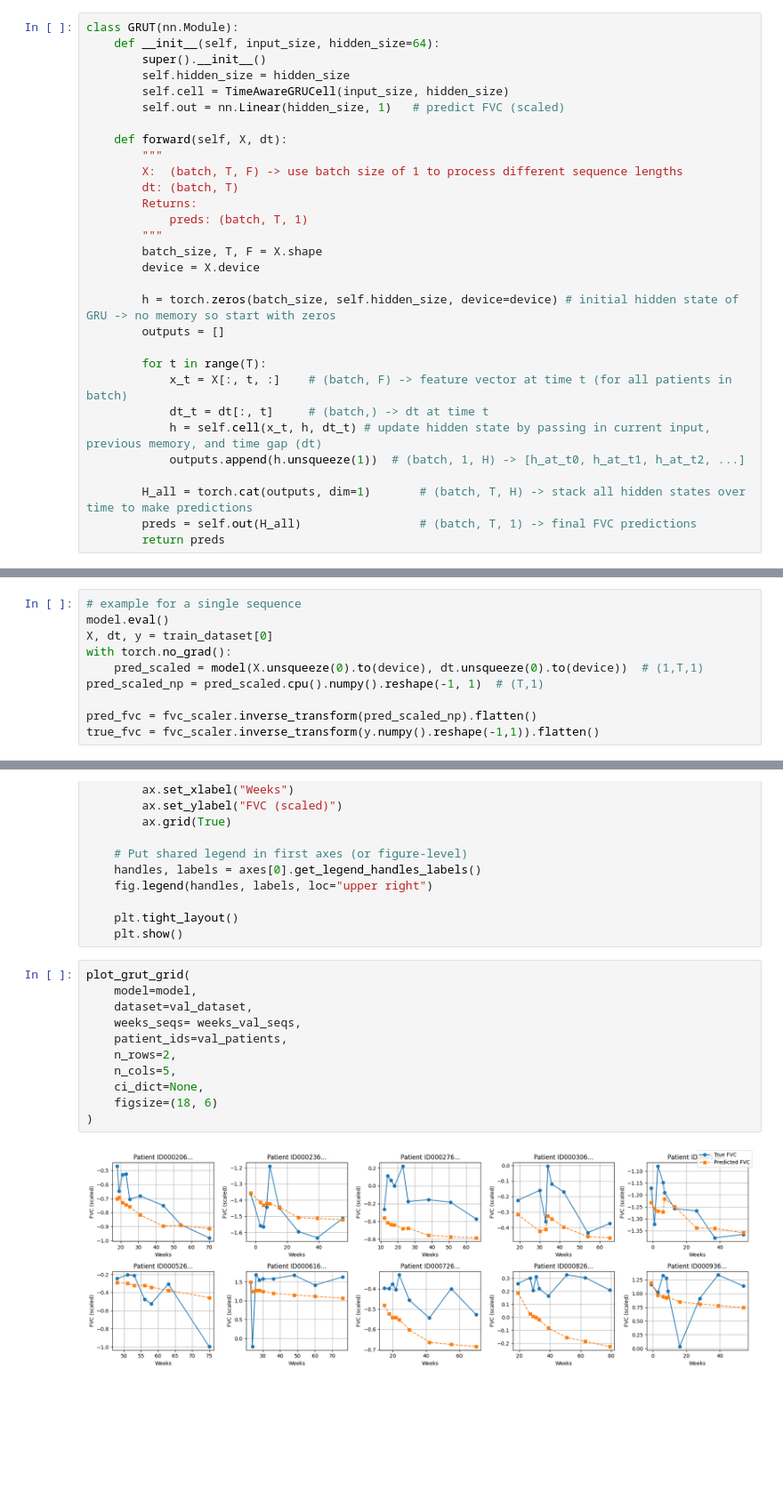
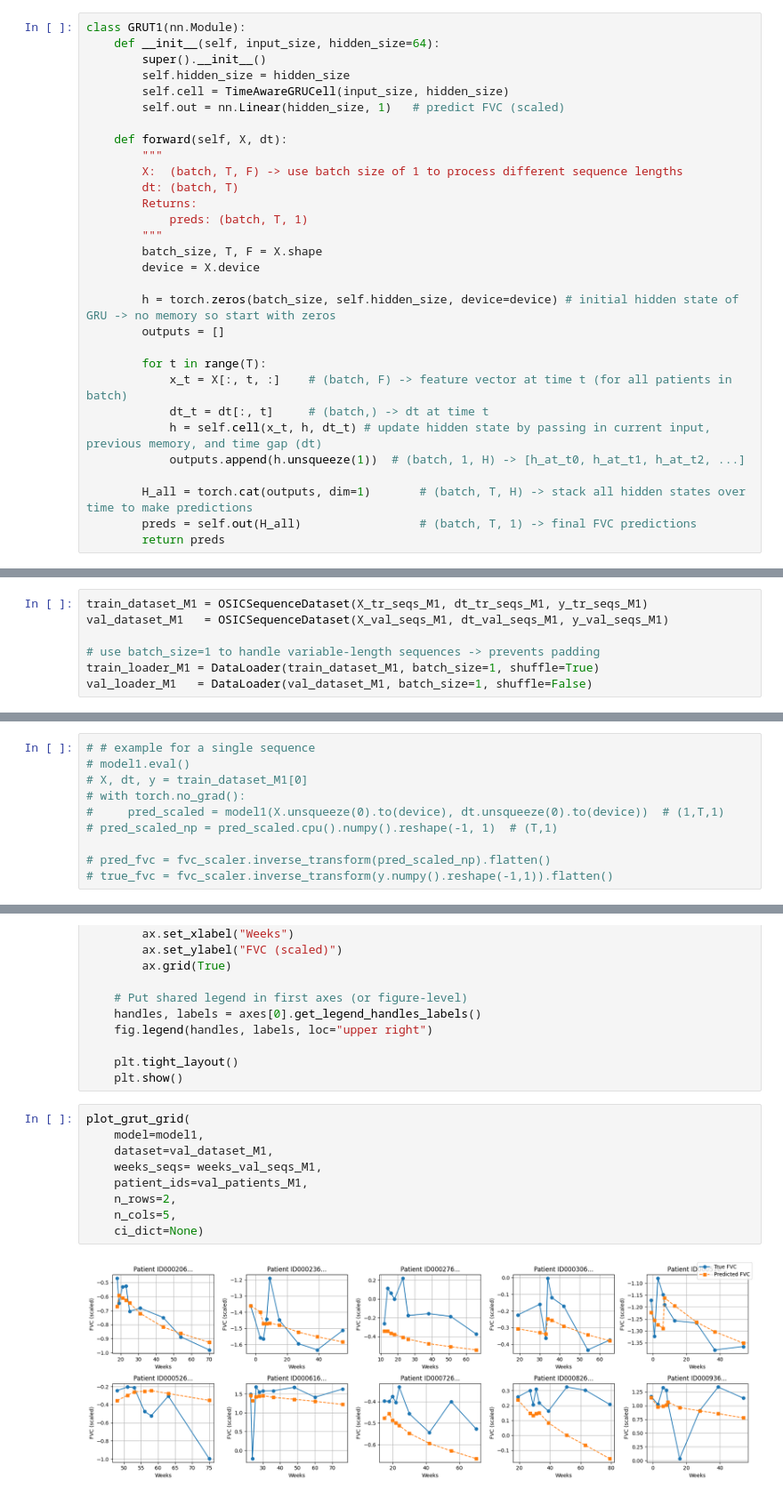
Before and after one commit to unfulw/pulmonary_fibrosis, a Jupyter notebook: models/gru_t.ipynb, the cells around one changed output, grey strips where cells are left out. Shown at 89% size. Saved outputs shown, nothing was run; the diff lists cells and outputs as text; blank space fills up the shorter version.

```diff
--- a/models/gru_t.ipynb
+++ b/models/gru_t.ipynb
@@ -242,7 +271,7 @@ Then, we create an overall GRU-T network that incorporates the time-aware GRU ce
 
 Ultimately, GRUT will read a patient’s time series (their measurements over weeks) and walk through each time step, updating its internal “memory” of the patient at each week. It will use that memory to predict FVC at each week.
 # %%
-class GRUT(nn.Module):
+class GRUT1(nn.Module):
     def __init__(self, input_size, hidden_size=64):
         super().__init__()
         self.hidden_size = hidden_size
@@ -302,3 +305,10 @@ val_loader   = DataLoader(val_dataset, batch_size=1, shuffle=False)
+# %%
+train_dataset_M1 = OSICSequenceDataset(X_tr_seqs_M1, dt_tr_seqs_M1, y_tr_seqs_M1)
+val_dataset_M1   = OSICSequenceDataset(X_val_seqs_M1, dt_val_seqs_M1, y_val_seqs_M1)
+
+# use batch_size=1 to handle variable-length sequences -> prevents padding
+train_loader_M1 = DataLoader(train_dataset_M1, batch_size=1, shuffle=True)
+val_loader_M1   = DataLoader(val_dataset_M1, batch_size=1, shuffle=False)
 # %% [markdown]
 Training stage
 # %%
@@ -362,11 +349,11 @@ Epoch 30 | train_loss=0.0753 | val_loss=0.0732
 # %%
-# example for a single sequence
-model.eval()
-X, dt, y = train_dataset[0]
-with torch.no_grad():
-    pred_scaled = model(X.unsqueeze(0).to(device), dt.unsqueeze(0).to(device))  # (1,T,1)
-pred_scaled_np = pred_scaled.cpu().numpy().reshape(-1, 1)  # (T,1)
+# # example for a single sequence
+# model1.eval()
+# X, dt, y = train_dataset_M1[0]
+# with torch.no_grad():
+#     pred_scaled = model1(X.unsqueeze(0).to(device), dt.unsqueeze(0).to(device))  # (1,T,1)
+# pred_scaled_np = pred_scaled.cpu().numpy().reshape(-1, 1)  # (T,1)
 
-pred_fvc = fvc_scaler.inverse_transform(pred_scaled_np).flatten()
-true_fvc = fvc_scaler.inverse_transform(y.numpy().reshape(-1,1)).flatten()
+# pred_fvc = fvc_scaler.inverse_transform(pred_scaled_np).flatten()
+# true_fvc = fvc_scaler.inverse_transform(y.numpy().reshape(-1,1)).flatten()
 # %% [markdown]
@@ -448,15 +621,13 @@ def plot_grut_grid(model, dataset, weeks_seqs, patient_ids, indices=None, n_rows
     plt.show()
 # %%
 plot_grut_grid(
-    model=model,
-    dataset=val_dataset,
-    weeks_seqs= weeks_val_seqs,
-    patient_ids=val_patients,
+    model=model1,
+    dataset=val_dataset_M1,
+    weeks_seqs= weeks_val_seqs_M1,
+    patient_ids=val_patients_M1,
     n_rows=2,
     n_cols=5,
-    ci_dict=None,
-    figsize=(18, 6)
-)
+    ci_dict=None)
 # %% [output]
-[figure, old version]
+[figure, new version]
 # %% [markdown]
```
Also changed, not shown: parts of 28 cells of this notebook.
